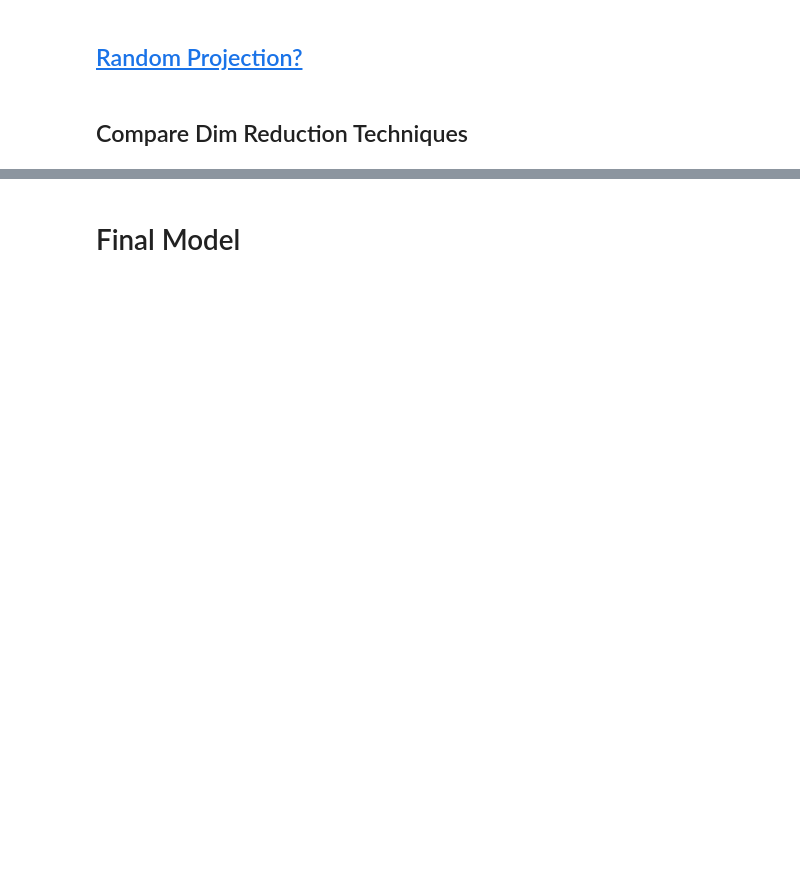
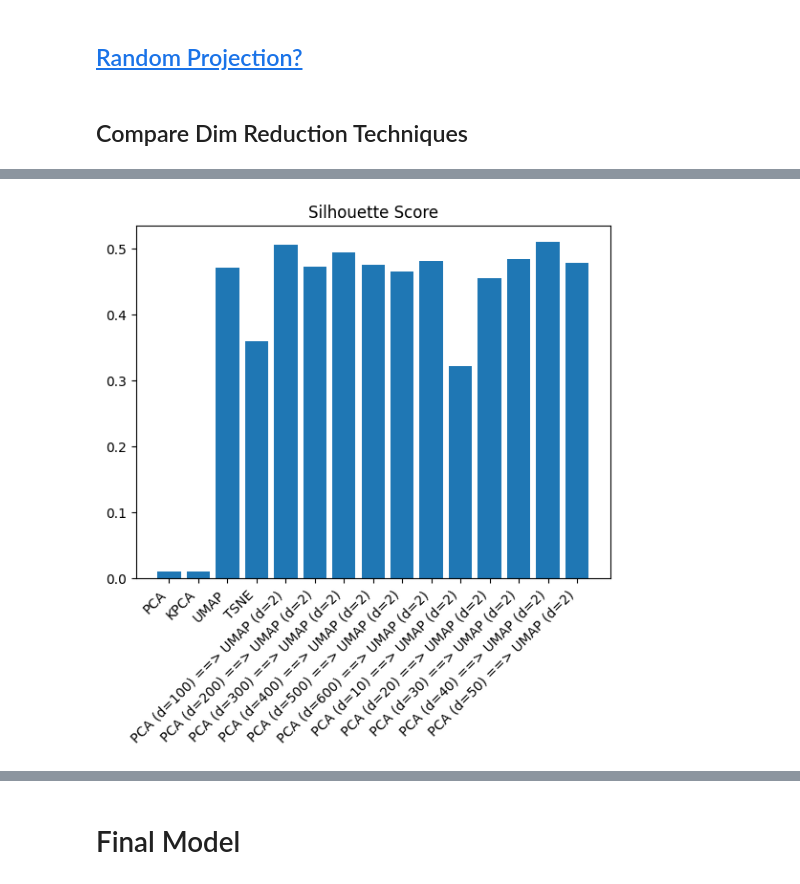
Before and after one commit to StarDylan/FlowMatching, a Jupyter notebook: MNIST_Latent_Space_Visualizations.ipynb, the cells around one changed output, grey strips where cells are left out. Saved outputs shown, nothing was run; the diff lists cells and outputs as text; code cells hidden in the pictures; blank space fills up the shorter version.

```diff
--- a/MNIST_Latent_Space_Visualizations.ipynb
+++ b/MNIST_Latent_Space_Visualizations.ipynb
@@ -246,0 +254,14 @@ for method, metrics in eval_metrics.items():
+# %%
+evaluation_dict = {
+    "method": list(),
+    "reconstruction_mse": list(),
+    "silhouette": list()
+}
+
+for method, metrics in eval_metrics.items():
+  evaluation_dict["method"].append(method)
+  evaluation_dict["reconstruction_mse"].append(metrics["reconstruction_mse"])
+  evaluation_dict["silhouette"].append(metrics["silhouette"])
+
+evaluation_df = pd.DataFrame(evaluation_dict)
+evaluation_df.head()
@@ -246,0 +275,8 @@ for method, metrics in eval_metrics.items():
+# %%
+plt.bar(x=evaluation_df["method"], height=evaluation_df["silhouette"])
+ax = plt.gca()
+ax.set_xticklabels(ax.get_xticklabels(), rotation=45, horizontalalignment='right')
+plt.title("Silhouette Score")
+plt.show()
+# %% [output]
+[figure, added]
```
Also changed, not shown: parts of 20 cells of this notebook.
